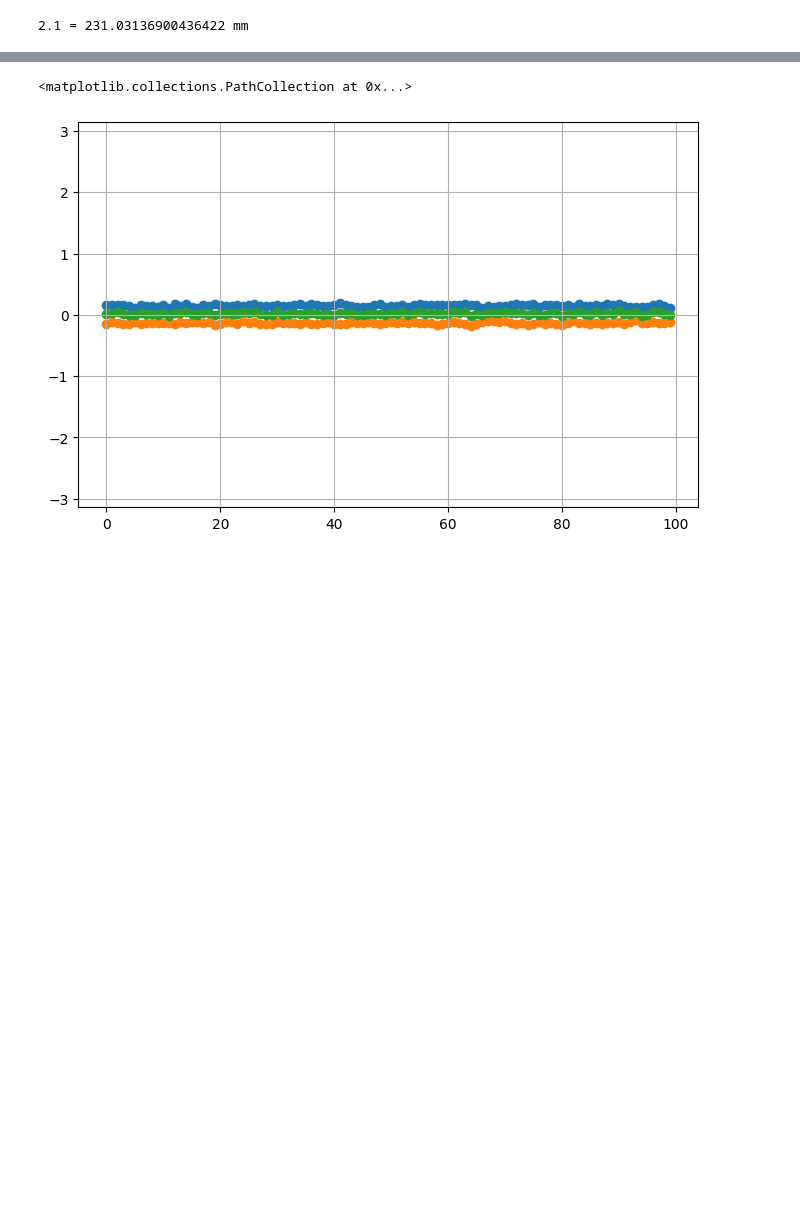
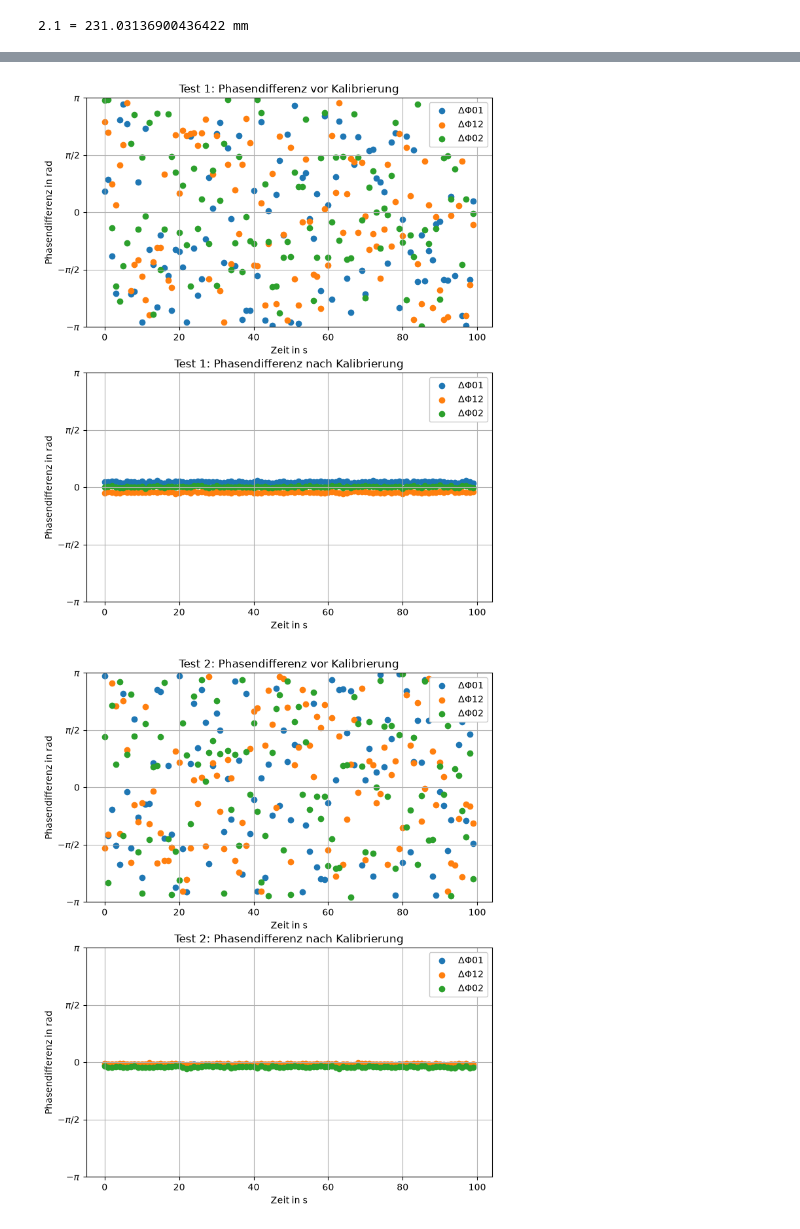
Before and after one commit to mathklk/QCDF, a Jupyter notebook: analyze/coherence.ipynb, the cells around one changed output, grey strips where cells are left out. Cells and saved outputs as stored; diff of their text form; code cells hidden in the pictures; blank space fills up the shorter version.

```diff
--- a/analyze/coherence.ipynb
+++ b/analyze/coherence.ipynb
@@ -122,10 +119,33 @@ fig.savefig('plots/Phasenkohärenz.pdf', bbox_inches='tight')
 # %%
-fig, ax = plt.subplots(figsize=FIG_SIZE)
-ax.grid()
-ax.set_ylim(-np.pi, np.pi)
-ax.scatter(X, raw_calibrated[0][0])
-ax.scatter(X, raw_calibrated[0][1])
-ax.scatter(X, raw_calibrated[0][2])
+fig1, axs1 = subplots(2)
+fig2, axs2 = subplots(2)
+fig3, axs3 = subplots(2)
+axs = np.array([axs1, axs2, axs3])
+
+
+for ax in axs.flatten():
+    ax.grid()
+    ax.set_ylim(-np.pi, np.pi)
+    ax.set_yticks([-np.pi, -np.pi/2, 0, np.pi/2, np.pi])
+    ax.set_yticklabels(['$-\\pi$', '$-\\pi/2$', '$0$', '$\\pi/2$', '$\\pi$'])
+    ax.set_ylabel('Phasendifferenz in rad')
+    ax.set_xlabel('Zeit in s')
+
+for i in range(3):
+    axs[i][0].set_title(f'Test {i+1}: Phasendifferenz vor Kalibrierung')
+    axs[i][1].set_title(f'Test {i+1}: Phasendifferenz nach Kalibrierung')
+    axs[i][0].scatter(X, raw_uncalibrated[i][0], label='ΔΦ01')
+    axs[i][0].scatter(X, raw_uncalibrated[i][1], label='ΔΦ12')
+    axs[i][0].scatter(X, raw_uncalibrated[i][2], label='ΔΦ02')
+    axs[i][1].scatter(X, raw_calibrated  [i][0], label='ΔΦ01')
+    axs[i][1].scatter(X, raw_calibrated  [i][1], label='ΔΦ12')
+    axs[i][1].scatter(X, raw_calibrated  [i][2], label='ΔΦ02')
+
+for ax in axs.flatten():
+    legend(ax)
+
+for i, fig in enumerate([fig1, fig2, fig3]):
+    fig.savefig(f'plots/Phasenkohärenz_{i+1}.pdf', bbox_inches='tight')
 # %% [output]
-<matplotlib.collections.PathCollection at 0x...>
-[figure, old version]
+[figure, new version]
+[figure, added]
```
Also changed, not shown: parts of 3 cells of this notebook.
